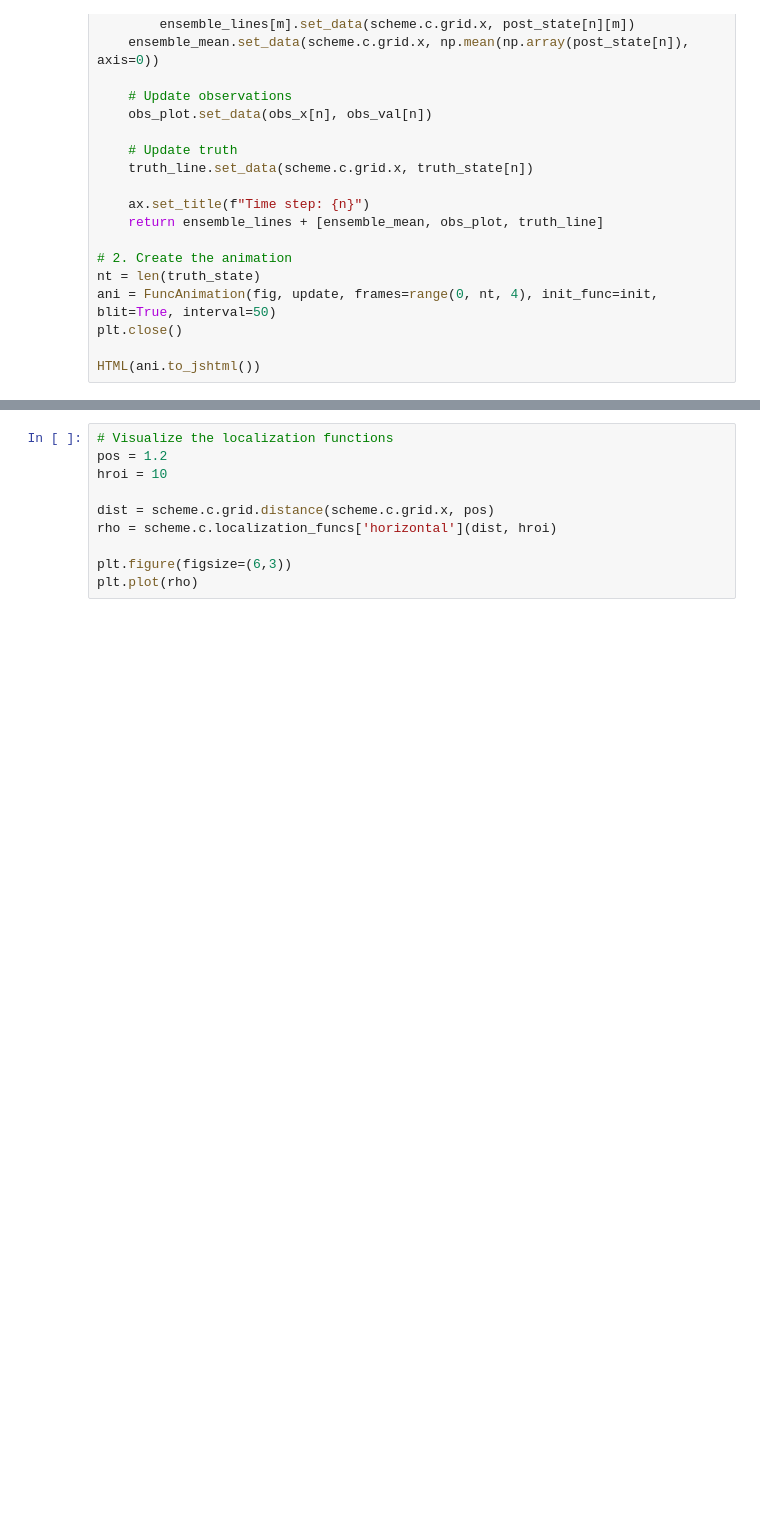
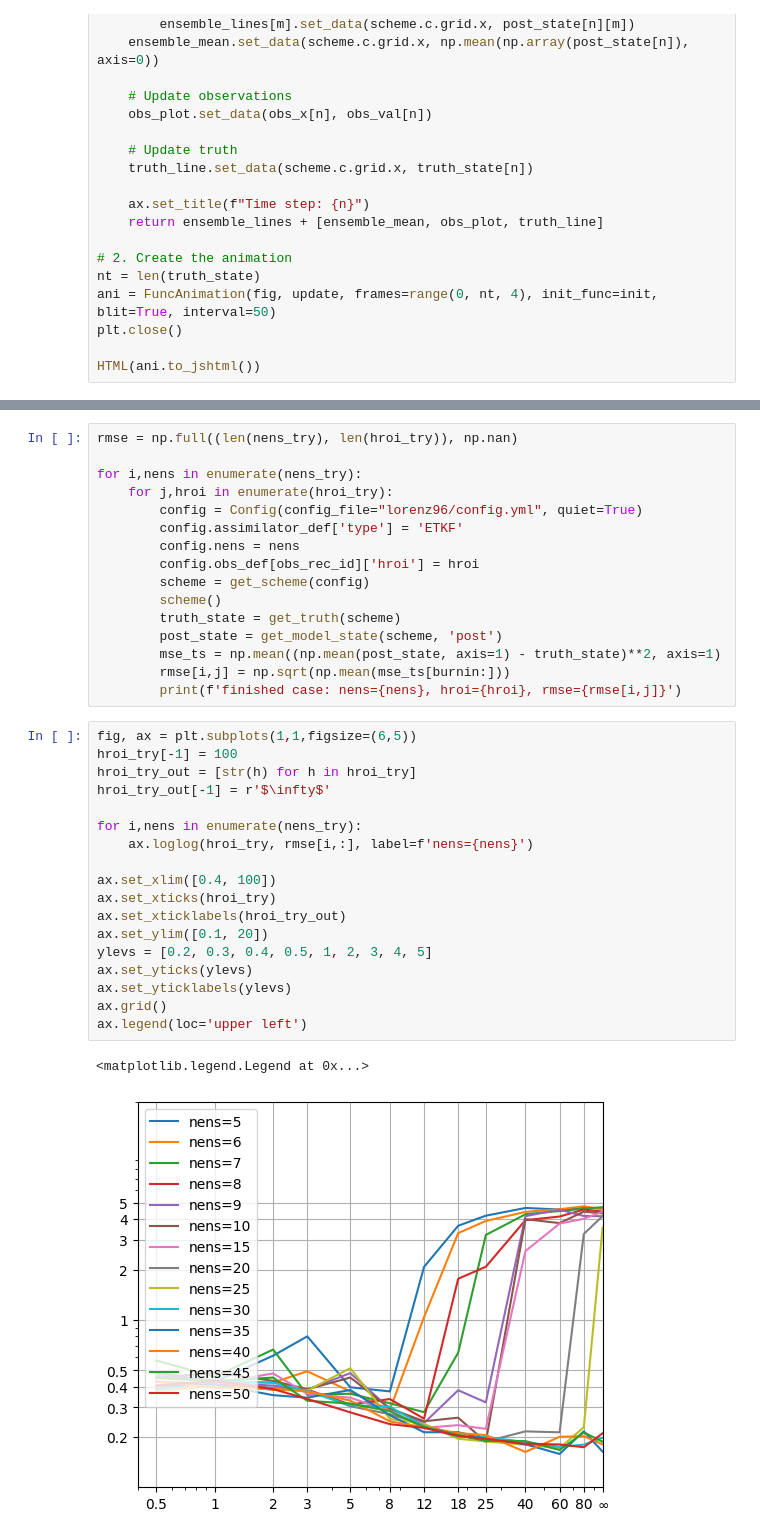
Before and after one commit to myying/NEDAS_tutorials, a Jupyter notebook: 2.validation_with_lorenz96.ipynb, the cells around one changed output, grey strips where cells are left out. Drawn from its saved outputs; the diff is of its cells as text; blank space fills up the shorter version.

```diff
--- a/2.validation_with_lorenz96.ipynb
+++ b/2.validation_with_lorenz96.ipynb
@@ -157,10 +191,37 @@ nens_try = [5, 6, 7, 8, 9, 10, 20, 30, 40, 50]
-# %%
-# Visualize the localization functions
-pos = 1.2
-hroi = 10
-
-dist = scheme.c.grid.distance(scheme.c.grid.x, pos)
-rho = scheme.c.localization_funcs['horizontal'](dist, hroi)
-
-plt.figure(figsize=(6,3))
-plt.plot(rho)
+# %%
+rmse = np.full((len(nens_try), len(hroi_try)), np.nan)
+
+for i,nens in enumerate(nens_try):
+    for j,hroi in enumerate(hroi_try):
+        config = Config(config_file="lorenz96/config.yml", quiet=True)
+        config.assimilator_def['type'] = 'ETKF'
+        config.nens = nens
+        config.obs_def[obs_rec_id]['hroi'] = hroi
+        scheme = get_scheme(config)
+        scheme()
+        truth_state = get_truth(scheme)
+        post_state = get_model_state(scheme, 'post')
+        mse_ts = np.mean((np.mean(post_state, axis=1) - truth_state)**2, axis=1)
+        rmse[i,j] = np.sqrt(np.mean(mse_ts[burnin:]))
+        print(f'finished case: nens={nens}, hroi={hroi}, rmse={rmse[i,j]}')
+# %%
+fig, ax = plt.subplots(1,1,figsize=(6,5))
+hroi_try[-1] = 100
+hroi_try_out = [str(h) for h in hroi_try]
+hroi_try_out[-1] = r'$\infty$'
+
+for i,nens in enumerate(nens_try):
+    ax.loglog(hroi_try, rmse[i,:], label=f'nens={nens}')
+
+ax.set_xlim([0.4, 100])
+ax.set_xticks(hroi_try)
+ax.set_xticklabels(hroi_try_out)
+ax.set_ylim([0.1, 20])
+ylevs = [0.2, 0.3, 0.4, 0.5, 1, 2, 3, 4, 5]
+ax.set_yticks(ylevs)
+ax.set_yticklabels(ylevs)
+ax.grid()
+ax.legend(loc='upper left')
+# %% [output]
+<matplotlib.legend.Legend at 0x...>
+[figure, added]
```
Also changed, not shown: parts of 23 cells of this notebook, 1 other file.
